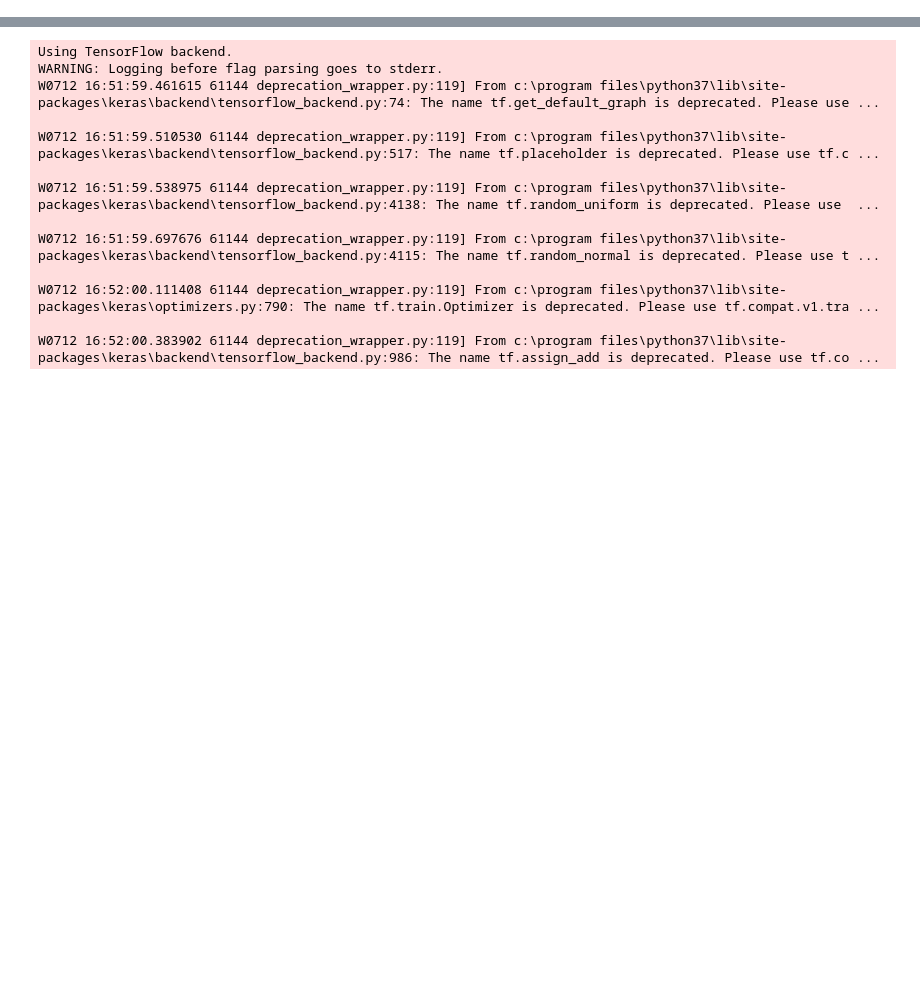
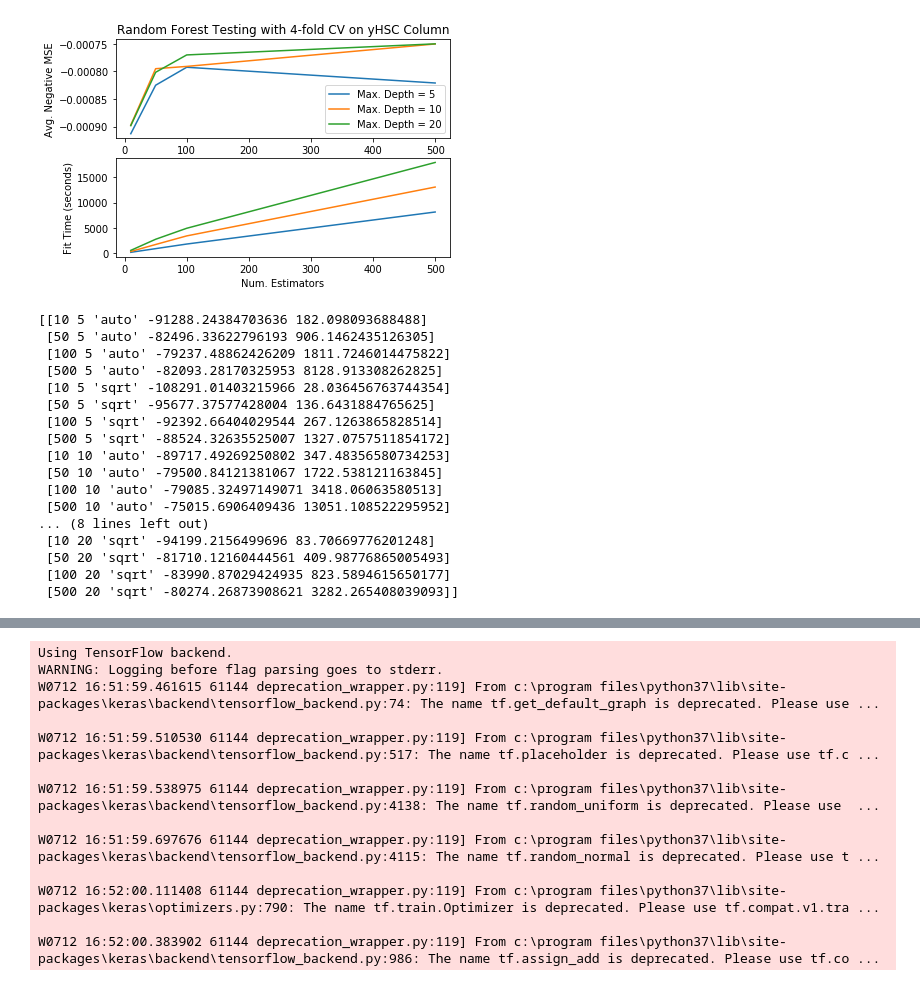
Before and after one commit to dennisYatunin/surf2019, a Jupyter notebook: Notebook.ipynb, the cells around one changed output, grey strips where cells are left out. Drawn from its saved outputs; the diff is of its cells as text; code cells hidden in the pictures; blank space fills up the shorter version.

```diff
--- a/Notebook.ipynb
+++ b/Notebook.ipynb
@@ -610,0 +1055,39 @@ spec_table = load_spec_table('zCOSMOS_VIMOS_BRIGHT_DR3_CATALOGUE.fits',
+# %%
+results = param_searcher.cv_results_
+table = np.vstack((results['param_n_estimators'], results['param_max_depth'],
+                   results['param_max_features'], results['mean_test_score'],
+                   results['mean_fit_time'])).T
+for index in range(3):
+    rows = table[8 * index:8 * index + 4]
+    plt.subplot(2, 1, 1)
+    plt.plot(rows[:, 0], rows[:, 3] * 1e-8)
+    plt.subplot(2, 1, 2)
+    plt.plot(rows[:, 0], rows[:, 4])
+plt.subplot(2, 1, 1)
+plt.legend(['Max. Depth = 5', 'Max. Depth = 10', 'Max. Depth = 20'])
+plt.title('Random Forest Testing with 4-fold CV on yHSC Column')
+plt.ylabel('Avg. Negative MSE')
+plt.subplot(2, 1, 2)
+plt.xlabel('Num. Estimators')
+plt.ylabel('Fit Time (seconds)')
+plt.show()
+print(table)
+# %% [output]
+[figure, added]
+[[10 5 'auto' -91288.24384703636 182.098093688488]
+ [50 5 'auto' -82496.33622796193 906.1462435126305]
+ [100 5 'auto' -79237.48862426209 1811.7246014475822]
+ [500 5 'auto' -82093.28170325953 8128.913308262825]
+ [10 5 'sqrt' -108291.01403215966 28.036456763744354]
+ [50 5 'sqrt' -95677.37577428004 136.6431884765625]
+ [100 5 'sqrt' -92392.66404029544 267.1263865828514]
+ [500 5 'sqrt' -88524.32635525007 1327.0757511854172]
+ [10 10 'auto' -89717.49269250802 347.48356580734253]
+ [50 10 'auto' -79500.84121381067 1722.538121163845]
+ [100 10 'auto' -79085.32497149071 3418.06063580513]
+ [500 10 'auto' -75015.6906409436 13051.108522295952]
+... (8 lines left out)
+ [10 20 'sqrt' -94199.2156499696 83.70669776201248]
+ [50 20 'sqrt' -81710.12160444561 409.98776865005493]
+ [100 20 'sqrt' -83990.87029424935 823.5894615650177]
+ [500 20 'sqrt' -80274.26873908621 3282.265408039093]]
```
Also changed, not shown: parts of 12 cells of this notebook, 1 other file.
